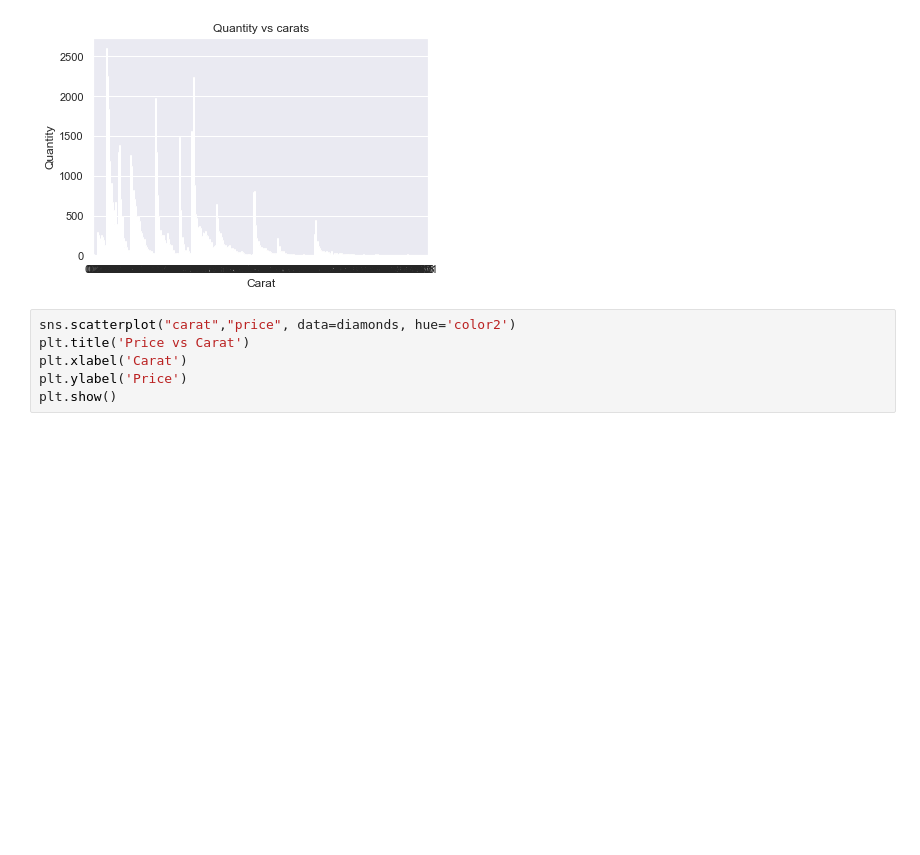
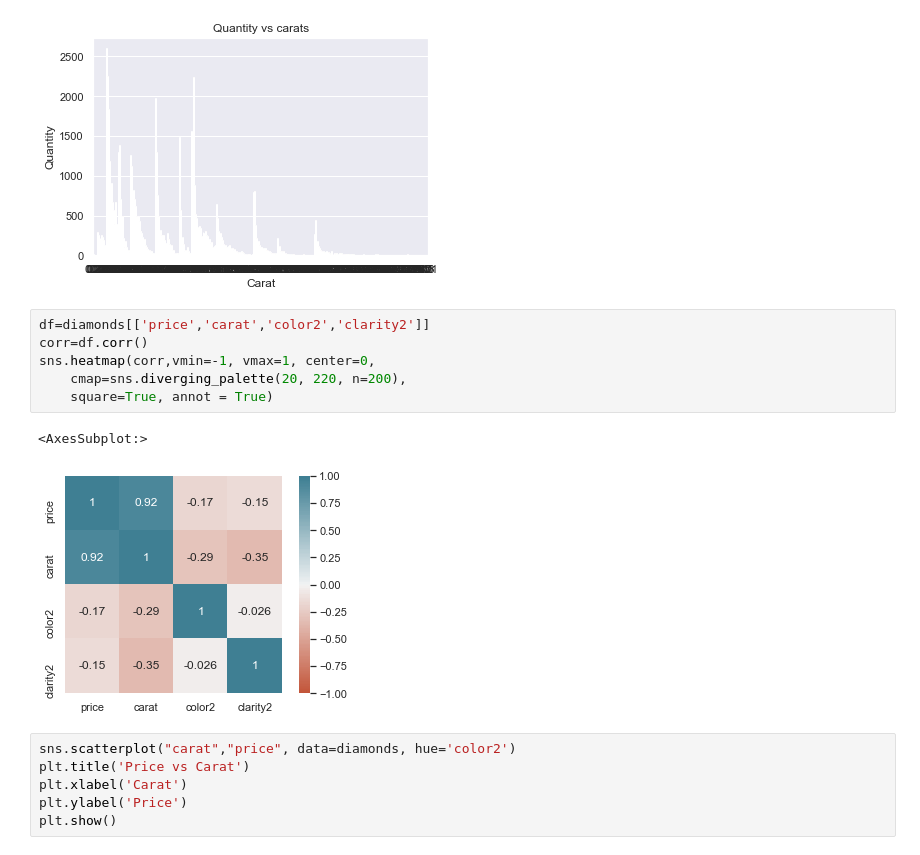
Before and after one commit to MichelBrunGit/LabsDataAnalyticsIronhack, a Jupyter notebook: module_2/Project_Week_4/Graphs.ipynb, the cells around one changed output. Saved outputs shown, nothing was run; the diff lists cells and outputs as text; blank space fills up the shorter version.

```diff
--- a/module_2/Project_Week_4/Graphs.ipynb
+++ b/module_2/Project_Week_4/Graphs.ipynb
@@ -128,6 +131,15 @@ plt.ylabel('Quantity')
 plt.show()
 # %% [output]
 [figure]
+# %%
+df=diamonds[['price','carat','color2','clarity2']]
+corr=df.corr()
+sns.heatmap(corr,vmin=-1, vmax=1, center=0,
+    cmap=sns.diverging_palette(20, 220, n=200),
+    square=True, annot = True)
+# %% [output]
+<AxesSubplot:>
+[figure, added]
 # %%
 sns.scatterplot("carat","price", data=diamonds, hue='color2')
 plt.title('Price vs Carat')
```
Also changed, not shown: parts of 3 cells of this notebook.
